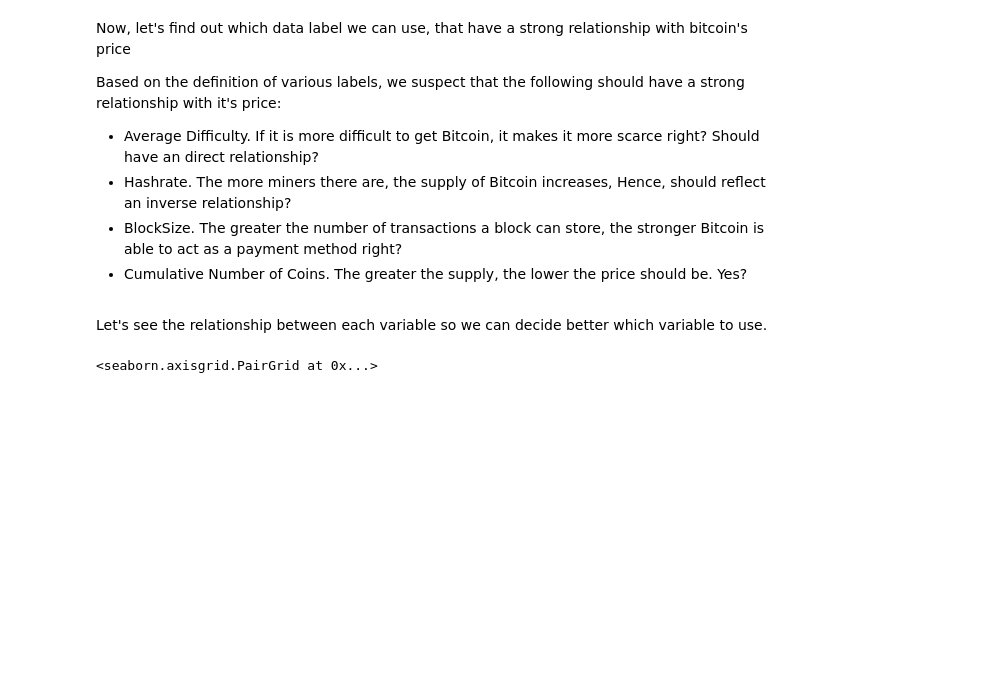
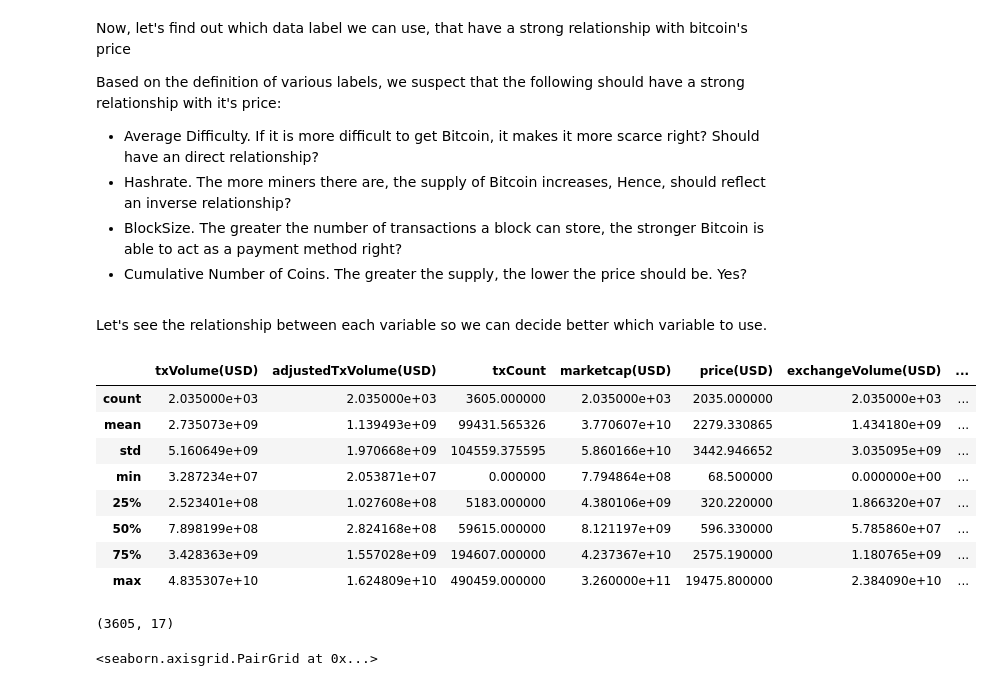
Before and after one commit to KaiKaizxc/SC1015-Mini-Project, a Jupyter notebook: Exploratory_Data_Analysis.ipynb, the cells around one changed output. Drawn from its saved outputs; the diff is of its cells as text; code cells hidden in the pictures; blank space fills up the shorter version.

```diff
--- a/Exploratory_Data_Analysis.ipynb
+++ b/Exploratory_Data_Analysis.ipynb
@@ -149,6 +149,22 @@ Based on the definition of various labels, we suspect that the following should
 </p>
 # %% [markdown]
 <p>Let's see the relationship between each variable so we can decide better which variable to use.</p>
+# %%
+bitcoin_data.describe()
+# %% [output]
+|  | txVolume(USD) | adjustedTxVolume(USD) | txCount | marketcap(USD) | price(USD) | exchangeVolume(USD) | ... |
+| count | 2.035000e+03 | 2.035000e+03 | 3605.000000 | 2.035000e+03 | 2035.000000 | 2.035000e+03 | ... |
+| mean | 2.735073e+09 | 1.139493e+09 | 99431.565326 | 3.770607e+10 | 2279.330865 | 1.434180e+09 | ... |
+| std | 5.160649e+09 | 1.970668e+09 | 104559.375595 | 5.860166e+10 | 3442.946652 | 3.035095e+09 | ... |
+| min | 3.287234e+07 | 2.053871e+07 | 0.000000 | 7.794864e+08 | 68.500000 | 0.000000e+00 | ... |
+| 25% | 2.523401e+08 | 1.027608e+08 | 5183.000000 | 4.380106e+09 | 320.220000 | 1.866320e+07 | ... |
+| 50% | 7.898199e+08 | 2.824168e+08 | 59615.000000 | 8.121197e+09 | 596.330000 | 5.785860e+07 | ... |
+| 75% | 3.428363e+09 | 1.557028e+09 | 194607.000000 | 4.237367e+10 | 2575.190000 | 1.180765e+09 | ... |
+| max | 4.835307e+10 | 1.624809e+10 | 490459.000000 | 3.260000e+11 | 19475.800000 | 2.384090e+10 | ... |
+# %%
+bitcoin_data.shape #3605 rows and 17 columns
+# %% [output]
+(3605, 17)
 # %%
 sb.pairplot(data = bitcoin_data)
 # %% [output]
```
